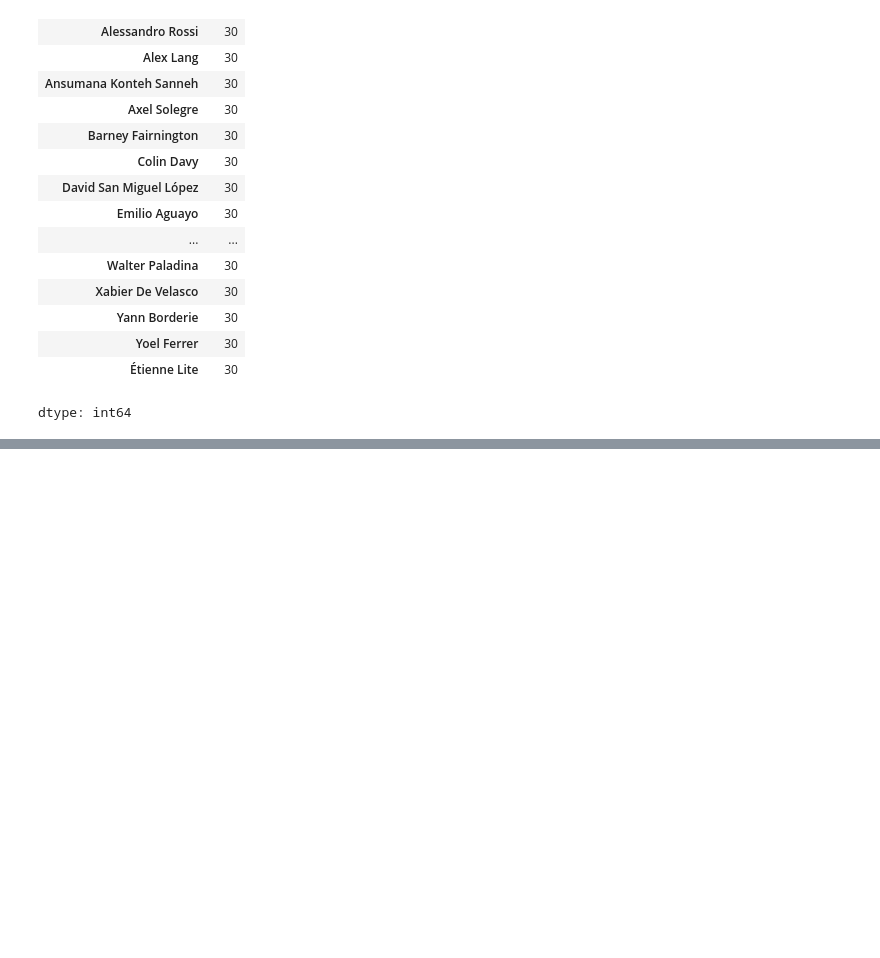
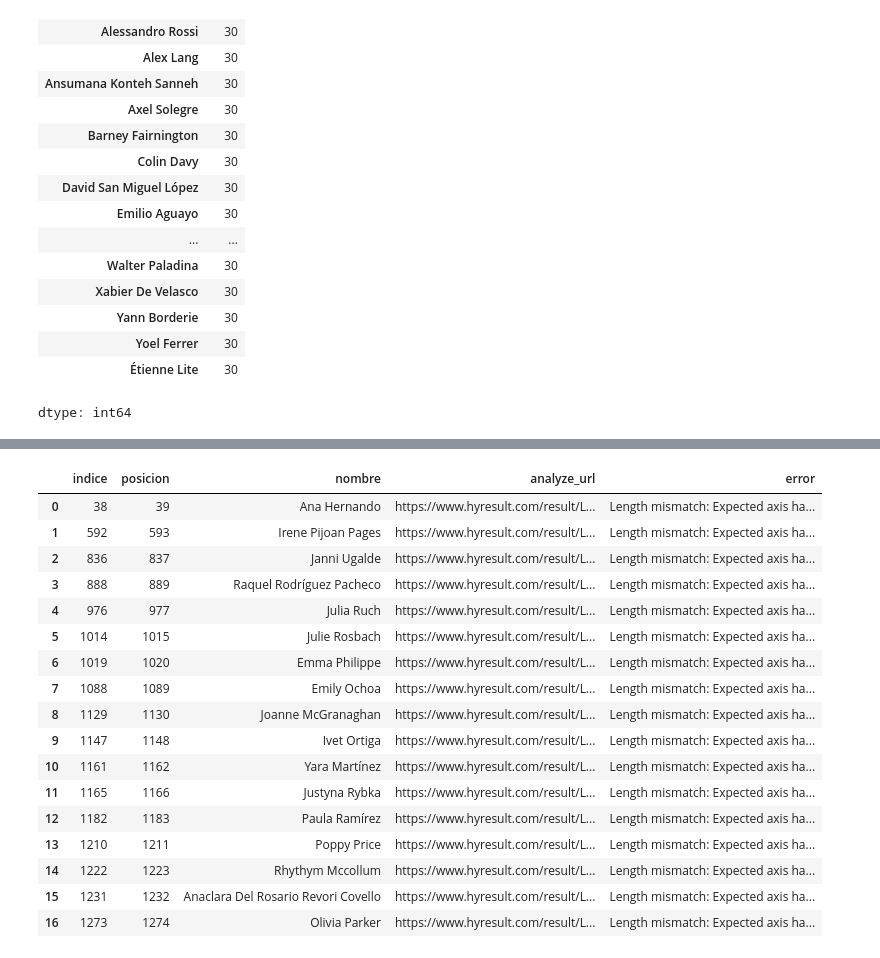
Before and after one commit to JaimeTS/hyrox-analysis, a Jupyter notebook: notebooks/01_scraping_hyrox.ipynb, the cells around one changed output, grey strips where cells are left out. Saved outputs shown, nothing was run; the diff lists cells and outputs as text; code cells hidden in the pictures; blank space fills up the shorter version.

```diff
--- a/notebooks/01_scraping_hyrox.ipynb
+++ b/notebooks/01_scraping_hyrox.ipynb
@@ -879,0 +1219,39 @@ df_splits_todos.to_csv("barcelona2026_hyrox_men_splits.csv", index=False)
+# %%
+#DESCARGA COMPLETA FEMENINA
+dfs_splits_women = []
+errores_splits_women = []
+
+for i in range(len(df_categoria_women)):
+
+    fila = df_categoria_women.iloc[i]
+
+    try:
+
+        print(f"Extrayendo {i+1}/{len(df_categoria_women)}: {fila['nombre']}")
+
+        df_temp = extraer_splits_atleta(fila)
+
+        dfs_splits_women.append(df_temp)
+
+        time.sleep(0.5)
+
+    except Exception as e:
+
+        print(f"Error en {fila['nombre']}: {e}")
+
+        errores_splits_women.append({
+            "indice": i,
+            "posicion": fila["posicion"],
+            "nombre": fila["nombre"],
+            "analyze_url": fila["analyze_url"],
+            "error": str(e)
+        })
+
+df_splits_women = pd.concat(
+    dfs_splits_women,
+    ignore_index=True
+)
+
+print("Atletas con splits descargados:", df_splits_women["nombre"].nunique())
+print("Filas totales:", len(df_splits_women))
+print("Errores:", len(errores_splits_women))
@@ -879,0 +1287,23 @@ df_splits_todos.to_csv("barcelona2026_hyrox_men_splits.csv", index=False)
+# %%
+df_errores_women = pd.DataFrame(errores_splits_women)
+
+df_errores_women
+# %% [output]
+|  | indice | posicion | nombre | analyze_url | error |
+| 0 | 38 | 39 | Ana Hernando | https://www.hyresult.com/result/L... | Length mismatch: Expected axis ha... |
+| 1 | 592 | 593 | Irene Pijoan Pages | https://www.hyresult.com/result/L... | Length mismatch: Expected axis ha... |
+| 2 | 836 | 837 | Janni Ugalde | https://www.hyresult.com/result/L... | Length mismatch: Expected axis ha... |
+| 3 | 888 | 889 | Raquel Rodríguez Pacheco | https://www.hyresult.com/result/L... | Length mismatch: Expected axis ha... |
+| 4 | 976 | 977 | Julia Ruch | https://www.hyresult.com/result/L... | Length mismatch: Expected axis ha... |
+| 5 | 1014 | 1015 | Julie Rosbach | https://www.hyresult.com/result/L... | Length mismatch: Expected axis ha... |
+| 6 | 1019 | 1020 | Emma Philippe | https://www.hyresult.com/result/L... | Length mismatch: Expected axis ha... |
+| 7 | 1088 | 1089 | Emily Ochoa | https://www.hyresult.com/result/L... | Length mismatch: Expected axis ha... |
+| 8 | 1129 | 1130 | Joanne McGranaghan | https://www.hyresult.com/result/L... | Length mismatch: Expected axis ha... |
+| 9 | 1147 | 1148 | Ivet Ortiga | https://www.hyresult.com/result/L... | Length mismatch: Expected axis ha... |
+| 10 | 1161 | 1162 | Yara Martínez | https://www.hyresult.com/result/L... | Length mismatch: Expected axis ha... |
+| 11 | 1165 | 1166 | Justyna Rybka | https://www.hyresult.com/result/L... | Length mismatch: Expected axis ha... |
+| 12 | 1182 | 1183 | Paula Ramírez | https://www.hyresult.com/result/L... | Length mismatch: Expected axis ha... |
+| 13 | 1210 | 1211 | Poppy Price | https://www.hyresult.com/result/L... | Length mismatch: Expected axis ha... |
+| 14 | 1222 | 1223 | Rhythym Mccollum | https://www.hyresult.com/result/L... | Length mismatch: Expected axis ha... |
+| 15 | 1231 | 1232 | Anaclara Del Rosario Revori Covello | https://www.hyresult.com/result/L... | Length mismatch: Expected axis ha... |
+| 16 | 1273 | 1274 | Olivia Parker | https://www.hyresult.com/result/L... | Length mismatch: Expected axis ha... |
```
Also changed, not shown: parts of 26 cells of this notebook.
